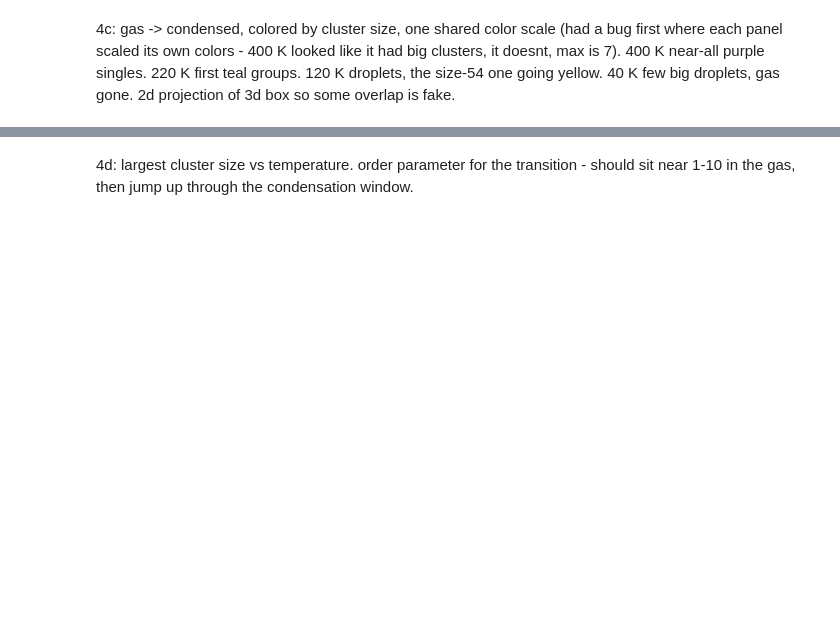
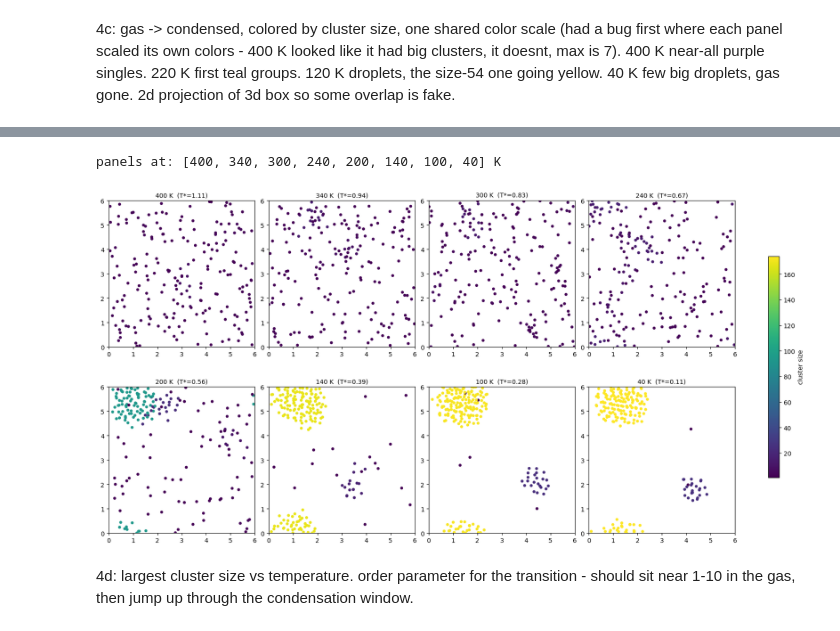
Before and after one commit to maggiehill2204-dotcom/md-project-13-group-02, a Jupyter notebook: condensation.ipynb, the cells around one changed output, grey strips where cells are left out. Drawn from its saved outputs; the diff is of its cells as text; code cells hidden in the pictures; blank space fills up the shorter version.

```diff
--- a/condensation.ipynb
+++ b/condensation.ipynb
@@ -190,0 +243,15 @@ plt.show()
+# %%
+epot_slow = []
+snapshots_slow = []
+
+for T_target in schedule_slow:
+    sim_s.temperature = T_target
+    for step in range(steps_slow):
+        simulate_NVT_step(ps_s, sim_s)
+        epot_slow.append(potential_energy(ps_s, sim_s))
+    snapshots_slow.append(ps_s.position.copy())
+    print(f"stage {T_target} K done, E_pot = {epot_slow[-1]:.1f} kJ/mol")
+
+epot_slow = np.array(epot_slow)
+np.save("cooling_slow_epot.npy", epot_slow)
+np.save("cooling_slow_snapshots.npy", np.array(snapshots_slow))
@@ -362,3 +493,41 @@ droplets, gas gone. 2d projection of 3d box so some overlap is fake.
+# %%
+# 8 stages evenly spread across the slow schedule
+pick = np.unique(np.linspace(0, len(schedule_slow) - 1, 8).round().astype(int))
+print("panels at:", [schedule_slow[j] for j in pick], "K")
+
+# global max cluster size across the picked snapshots, so all panels share one scale
+all_sizes = []
+size_maps = []
+for j in pick:
+    clusters = find_clusters(snapshots_slow[j], box_length, cutoff)
+    size_of = np.zeros(len(snapshots_slow[j]))
+    for c in clusters:
+        for i in c:
+            size_of[i] = len(c)
+    size_maps.append(size_of)
+    all_sizes.append(size_of.max())
+vmax = max(all_sizes)
+
+fig, axes = plt.subplots(2, 4, figsize=(16, 8.4), constrained_layout=True)
+for ax, j, size_of in zip(axes.flat, pick, size_maps):
+    pos = snapshots_slow[j]
+    sc = ax.scatter(pos[:, 0], pos[:, 1], c=size_of, cmap="viridis", s=14,
+                    vmin=1, vmax=vmax)
+    ax.set_title(f"{schedule_slow[j]} K  (T*={schedule_slow[j]/360:.2f})",
+                 fontsize=10)
+    ax.set_xlim(0, box_length); ax.set_ylim(0, box_length)
+    ax.set_aspect("equal")
+
+# hide any unused panels if pick came out shorter than 8
+for ax in axes.flat[len(pick):]:
+    ax.axis("off")
+
+fig.colorbar(sc, ax=axes.ravel().tolist(), label="cluster size", shrink=0.6)
+plt.savefig("4c_condensation_strip_slow.png", dpi=200, bbox_inches="tight")
+plt.show()
+# %% [output]
+panels at: [400, 340, 300, 240, 200, 140, 100, 40] K
+[figure, added]
 # %% [markdown]
 4d: largest cluster size vs temperature. order parameter for the transition -
 should sit near 1-10 in the gas, then jump up through the condensation window.
```
Also changed, not shown: parts of 27 cells of this notebook.
